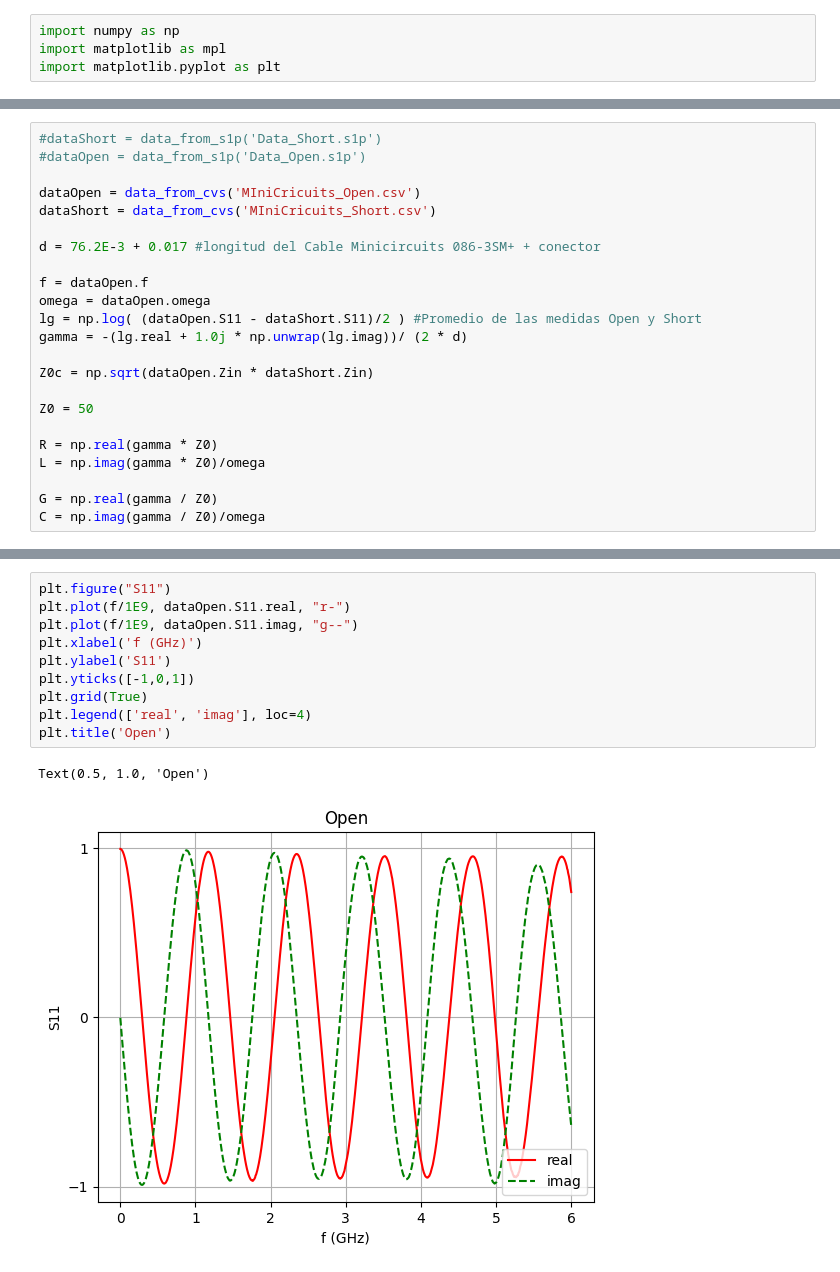
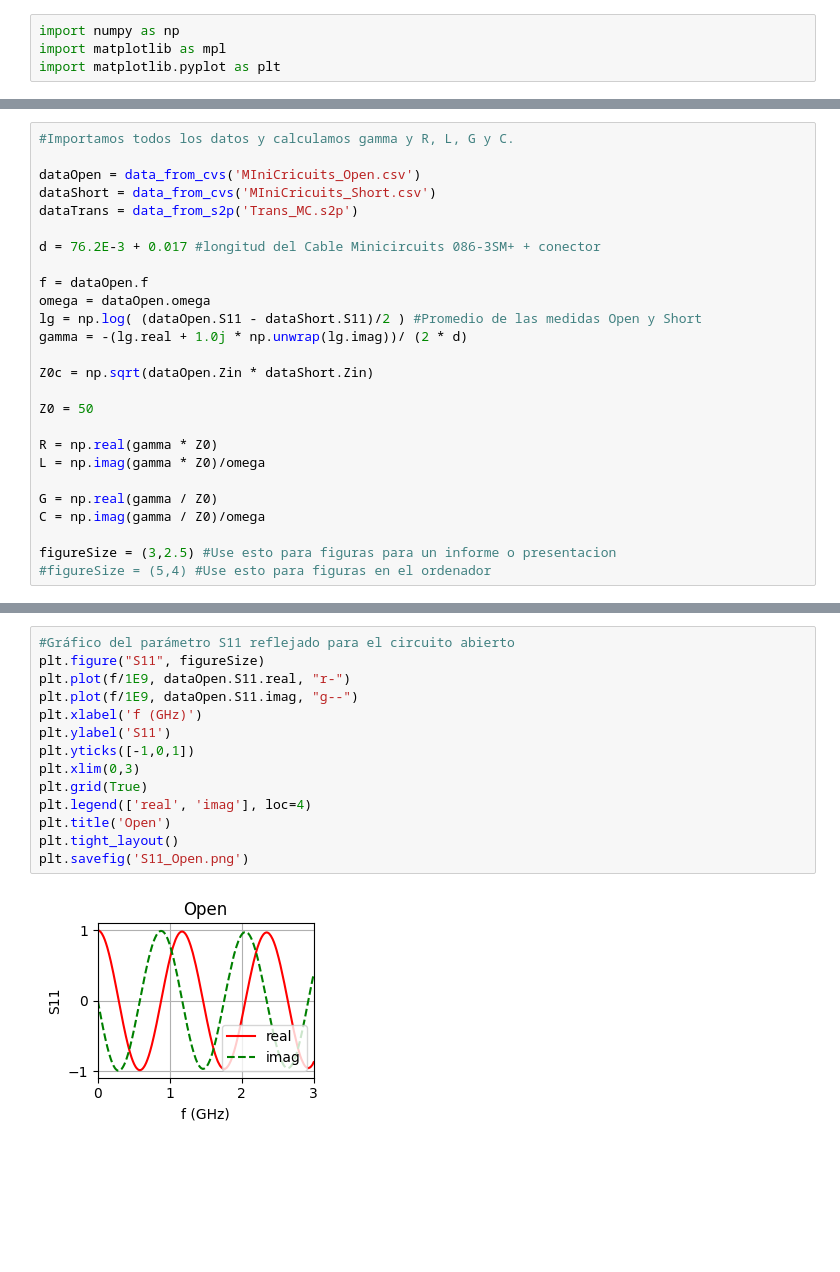
Before and after one commit to Vrekrer/DataRepo, a Jupyter notebook: UCSP_Electro_2025/Lab06_07_Electro.ipynb, the cells around one changed output, grey strips where cells are left out. Drawn from its saved outputs; the diff is of its cells as text; blank space fills up the shorter version.

```diff
--- a/UCSP_Electro_2025/Lab06_07_Electro.ipynb
+++ b/UCSP_Electro_2025/Lab06_07_Electro.ipynb
@@ -42,11 +45,11 @@ class data_from_cvs(object):
         self.S11 = raw_data[:,1] + 1.0j*raw_data[:,2]
         self.Zin = 50 * (1 + self.S11)/(1 - self.S11)
 # %%
-#dataShort = data_from_s1p('Data_Short.s1p')
-#dataOpen = data_from_s1p('Data_Open.s1p')
+#Importamos todos los datos y calculamos gamma y R, L, G y C.
 
 dataOpen = data_from_cvs('MIniCricuits_Open.csv')
 dataShort = data_from_cvs('MIniCricuits_Short.csv')
+dataTrans = data_from_s2p('Trans_MC.s2p')
 
 d = 76.2E-3 + 0.017 #longitud del Cable Minicircuits 086-3SM+ + conector
 
@@ -64,3 +67,6 @@ L = np.imag(gamma * Z0)/omega
 
 G = np.real(gamma / Z0)
 C = np.imag(gamma / Z0)/omega
+
+figureSize = (3,2.5) #Use esto para figuras para un informe o presentacion
+#figureSize = (5,4) #Use esto para figuras en el ordenador
@@ -67,13 +89,16 @@ C = np.imag(gamma / Z0)/omega
 # %%
-plt.figure("S11")
+#Gráfico del parámetro S11 reflejado para el circuito abierto
+plt.figure("S11", figureSize)
 plt.plot(f/1E9, dataOpen.S11.real, "r-")
 plt.plot(f/1E9, dataOpen.S11.imag, "g--")
 plt.xlabel('f (GHz)')
 plt.ylabel('S11')
 plt.yticks([-1,0,1])
+plt.xlim(0,3)
 plt.grid(True)
 plt.legend(['real', 'imag'], loc=4)
 plt.title('Open')
+plt.tight_layout()
+plt.savefig('S11_Open.png')
 # %% [output]
-Text(0.5, 1.0, 'Open')
-[figure, old version]
+[figure, new version]
```
Also changed, not shown: parts of 22 cells of this notebook, 11 other files.
